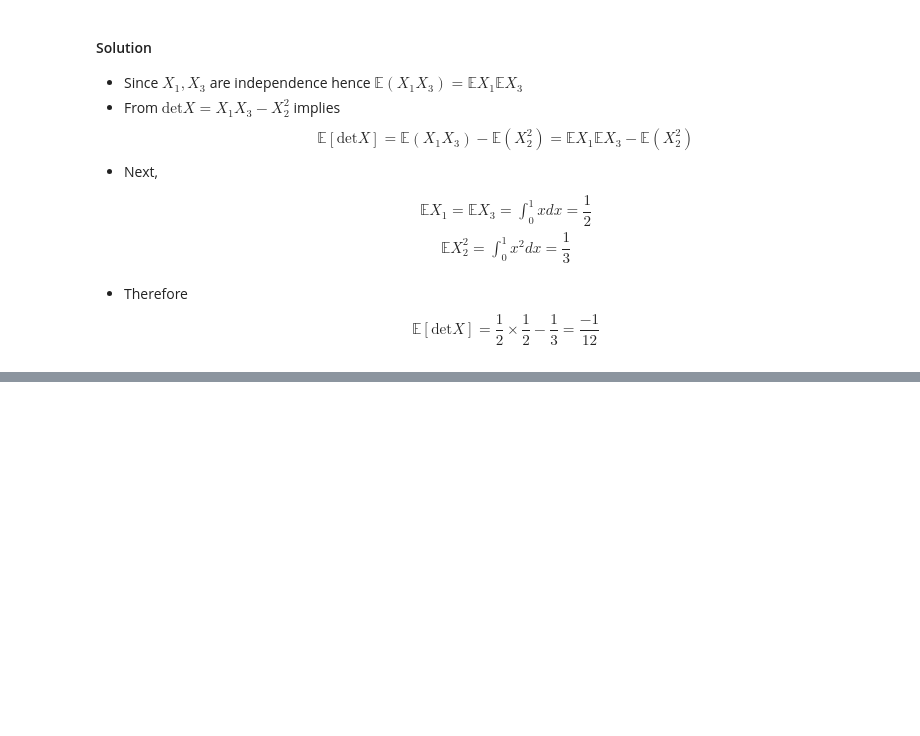
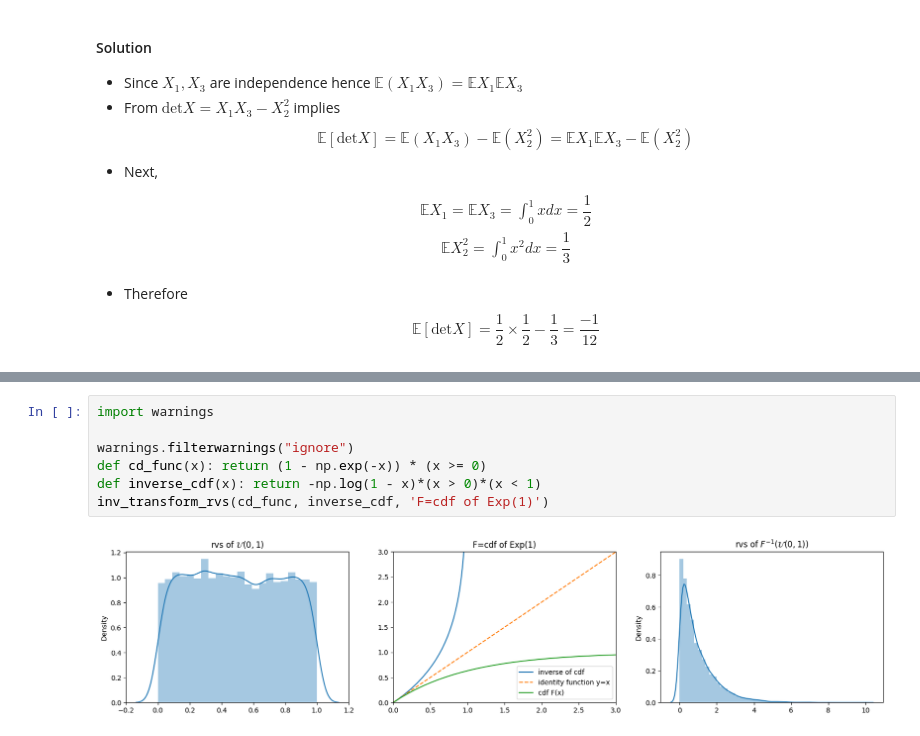
Before and after one commit to NhanDoV/WorldQuant-math-quiz, a Jupyter notebook: Math-test/Set1/proba_and_stats.ipynb, the cells around one changed output, grey strips where cells are left out. Drawn from its saved outputs; the diff is of its cells as text; blank space fills up the shorter version.

```diff
--- a/Math-test/Set1/proba_and_stats.ipynb
+++ b/Math-test/Set1/proba_and_stats.ipynb
@@ -68,0 +135,9 @@ $$ \mathbb{E} [ \text{det} X] = \dfrac{1}{2} \times \dfrac{1}{2} - \dfrac{1}{3}
+# %%
+import warnings
+
+warnings.filterwarnings("ignore")
+def cd_func(x): return (1 - np.exp(-x)) * (x >= 0)
+def inverse_cdf(x): return -np.log(1 - x)*(x > 0)*(x < 1)
+inv_transform_rvs(cd_func, inverse_cdf, 'F=cdf of Exp(1)')
+# %% [output]
+[figure, added]
```
Also changed, not shown: parts of 10 cells of this notebook, 2 other files.
